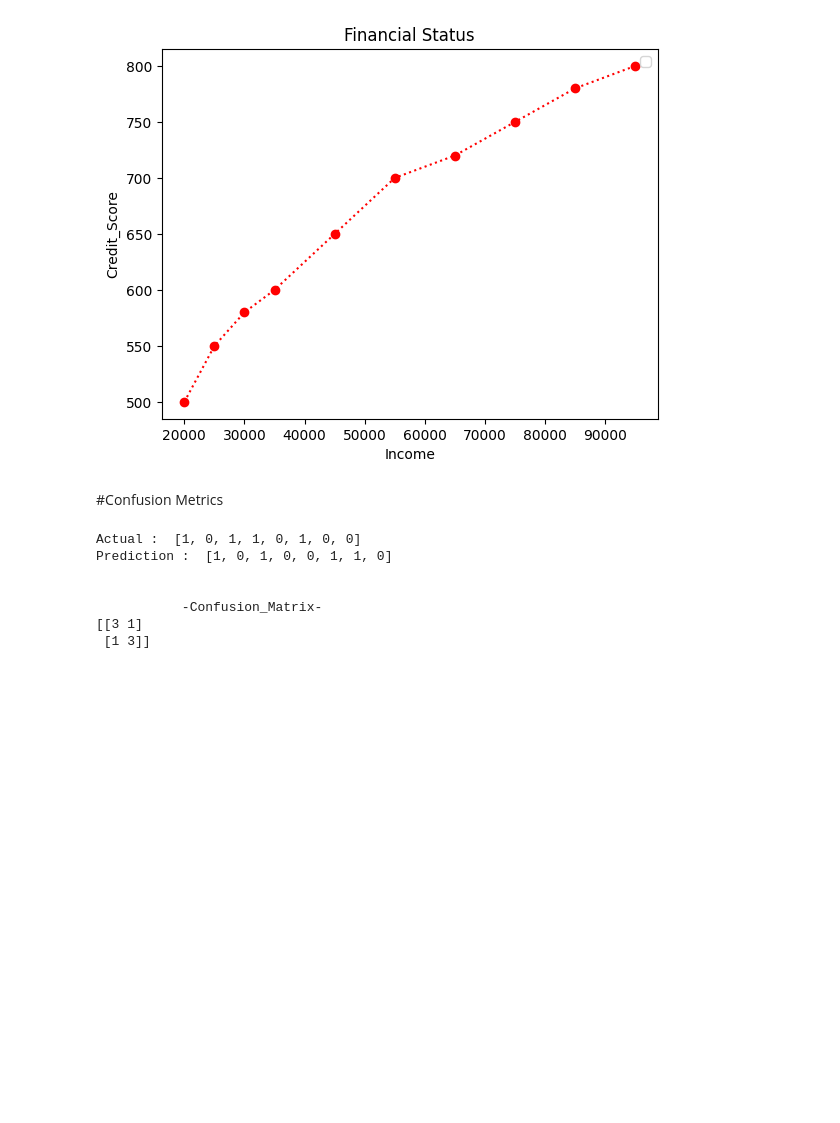
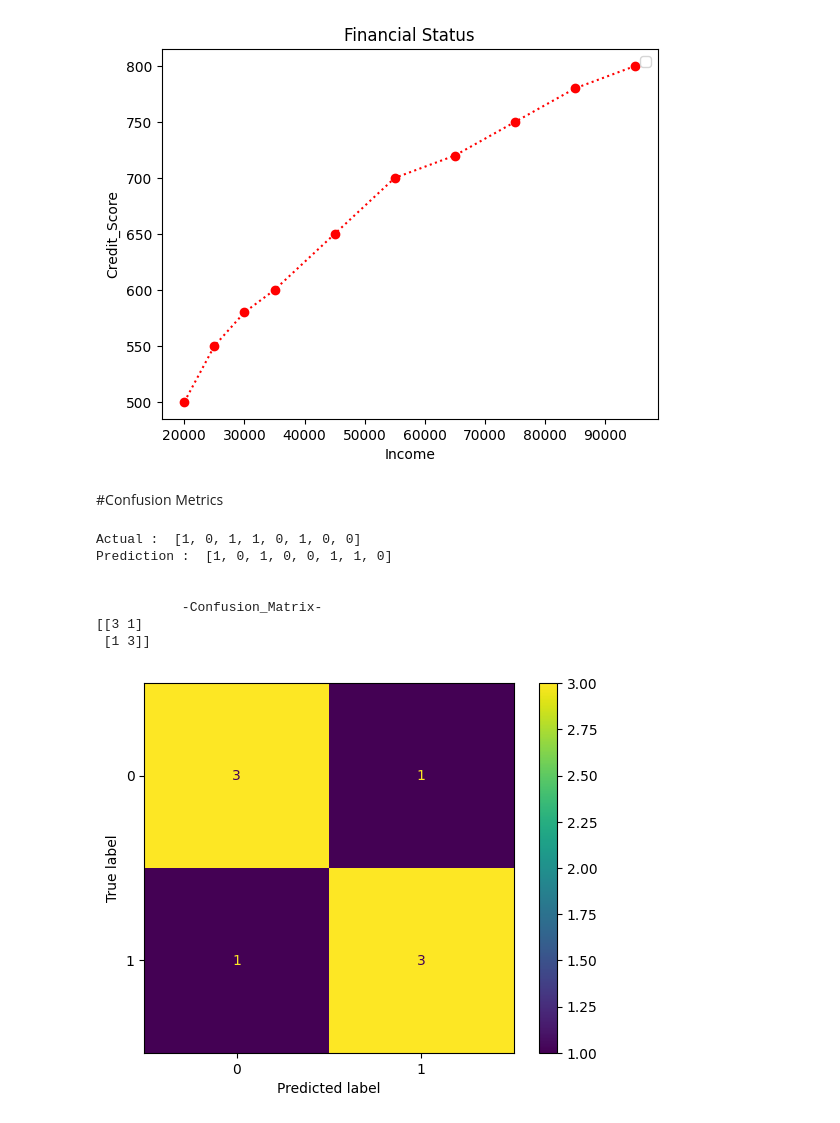
Before and after one commit to kunaldhabhai25-ctrl/Data-Science__45-Days, a Jupyter notebook: DSML(D-26).ipynb, the cells around one changed output. Cells and saved outputs as stored; diff of their text form; code cells hidden in the pictures; blank space fills up the shorter version.

```diff
--- a/DSML(D-26).ipynb
+++ b/DSML(D-26).ipynb
@@ -218,3 +218,16 @@ Prediction :  [1, 0, 1, 0, 0, 1, 1, 0]
            -Confusion_Matrix-
 [[3 1]
  [1 3]]
+# %%
+#confusion matrix
+import matplotlib.pyplot as plt
+from sklearn.metrics import ConfusionMatrixDisplay
+
+#data
+actual = [1,0,1,1,0,1,0,0]
+pred = [1,0,1,0,0,1,1,0]
+
+ConfusionMatrixDisplay.from_predictions(actual,pred)
+plt.show()
+# %% [output]
+[figure, added]
```
